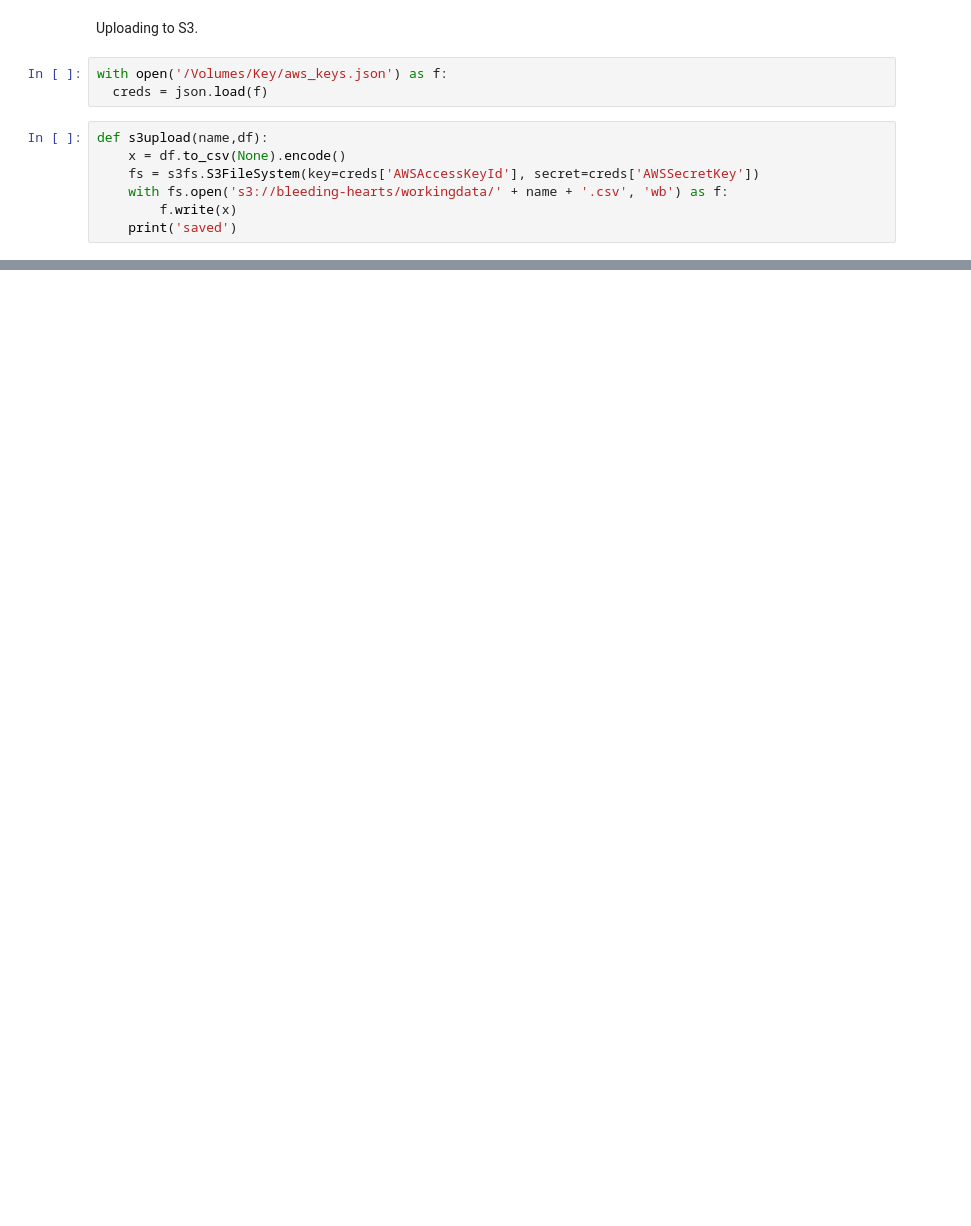
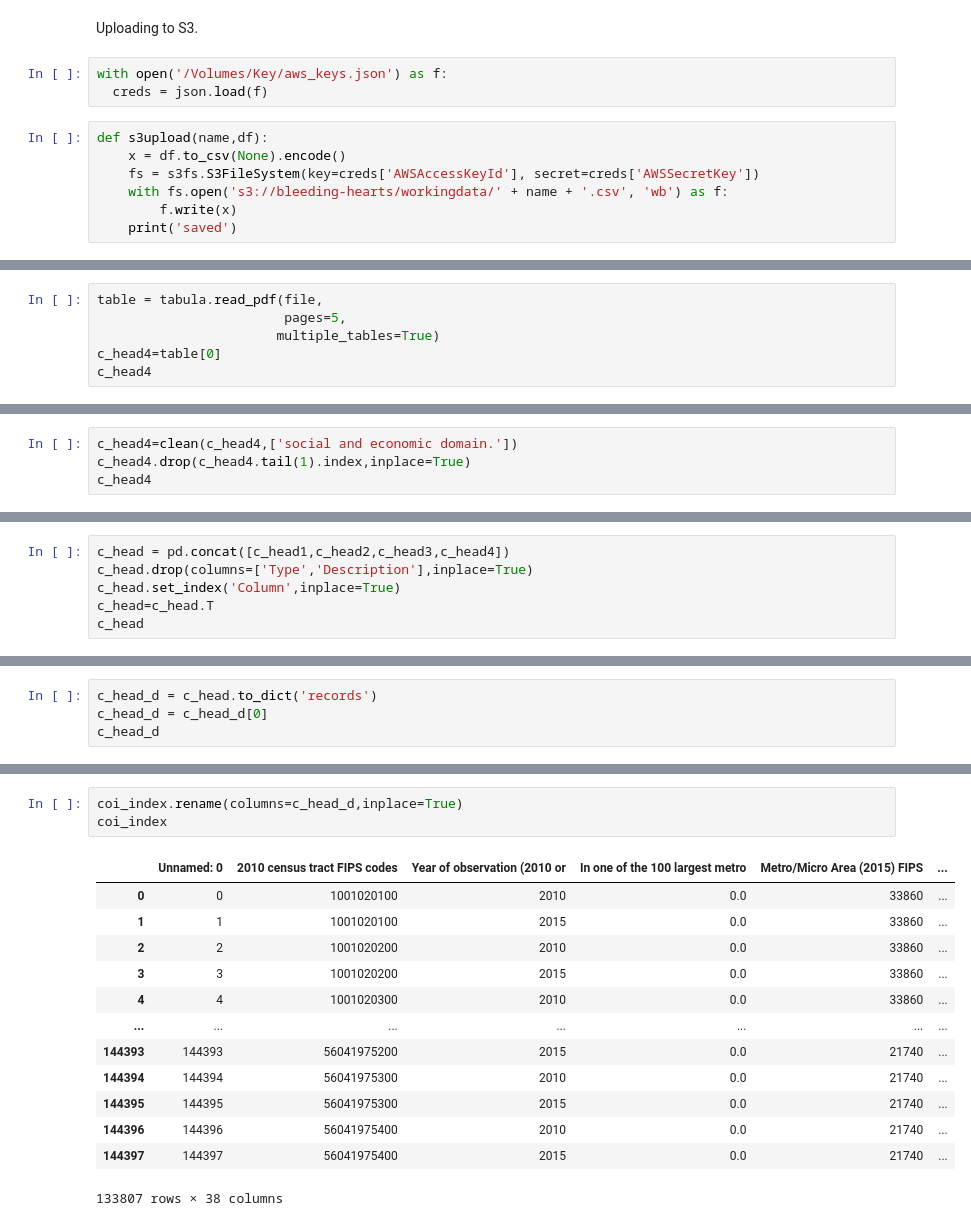
Before and after one commit to georgetown-analytics/Bleeding-Hearts, a Jupyter notebook: Wrangling.ipynb, the cells around one changed output, grey strips where cells are left out. Cells and saved outputs as stored; diff of their text form; blank space fills up the shorter version.

```diff
--- a/Wrangling.ipynb
+++ b/Wrangling.ipynb
@@ -233,0 +425,6 @@ saved
+# %%
+table = tabula.read_pdf(file,
+                        pages=5,
+                       multiple_tables=True)
+c_head4=table[0]
+c_head4
@@ -233,0 +439,4 @@ saved
+# %%
+c_head4=clean(c_head4,['social and economic domain.'])
+c_head4.drop(c_head4.tail(1).index,inplace=True)
+c_head4
@@ -233,0 +450,6 @@ saved
+# %%
+c_head = pd.concat([c_head1,c_head2,c_head3,c_head4])
+c_head.drop(columns=['Type','Description'],inplace=True)
+c_head.set_index('Column',inplace=True)
+c_head=c_head.T
+c_head
@@ -233,0 +459,4 @@ saved
+# %%
+c_head_d = c_head.to_dict('records')
+c_head_d = c_head_d[0]
+c_head_d
@@ -233,0 +481,17 @@ saved
+# %%
+coi_index.rename(columns=c_head_d,inplace=True)
+coi_index
+# %% [output]
+|  | Unnamed: 0 | 2010 census tract FIPS codes | Year of observation (2010 or | In one of the 100 largest metro | Metro/Micro Area (2015) FIPS | ... |
+| 0 | 0 | 1001020100 | 2010 | 0.0 | 33860 | ... |
+| 1 | 1 | 1001020100 | 2015 | 0.0 | 33860 | ... |
+| 2 | 2 | 1001020200 | 2010 | 0.0 | 33860 | ... |
+| 3 | 3 | 1001020200 | 2015 | 0.0 | 33860 | ... |
+| 4 | 4 | 1001020300 | 2010 | 0.0 | 33860 | ... |
+| ... | ... | ... | ... | ... | ... | ... |
+| 144393 | 144393 | 56041975200 | 2015 | 0.0 | 21740 | ... |
+| 144394 | 144394 | 56041975300 | 2010 | 0.0 | 21740 | ... |
+| 144395 | 144395 | 56041975300 | 2015 | 0.0 | 21740 | ... |
+| 144396 | 144396 | 56041975400 | 2010 | 0.0 | 21740 | ... |
+| 144397 | 144397 | 56041975400 | 2015 | 0.0 | 21740 | ... |
+133807 rows × 38 columns
```
Also changed, not shown: parts of 31 cells of this notebook.
